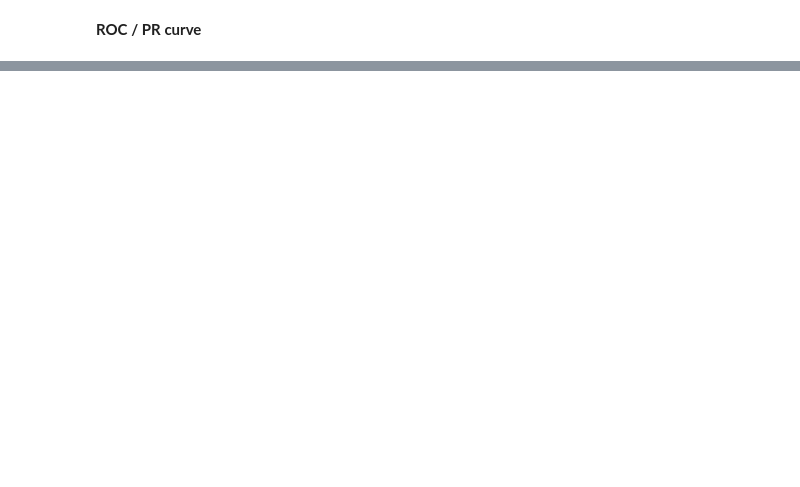
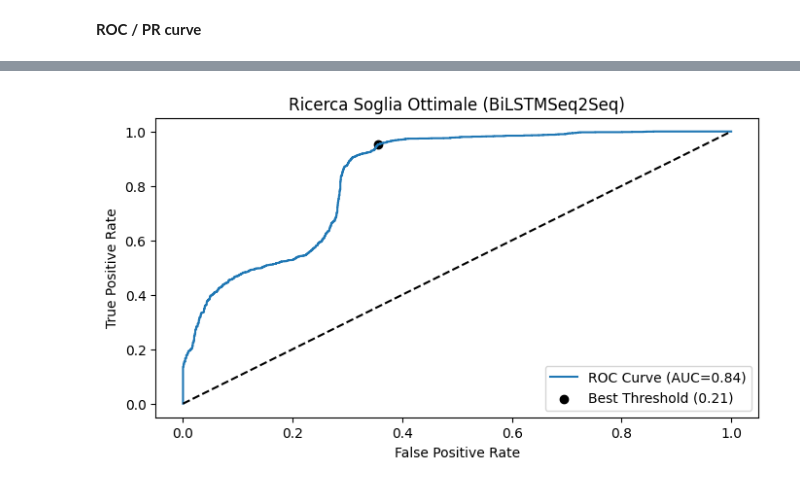
Before and after one commit to matteraggi/maritimeAIS, a Jupyter notebook: TrainingAIS.ipynb, the cells around one changed output, grey strips where cells are left out. Cells and saved outputs as stored; diff of their text form; code cells hidden in the pictures; blank space fills up the shorter version.

```diff
--- a/TrainingAIS.ipynb
+++ b/TrainingAIS.ipynb
@@ -2106,0 +1458,86 @@ plot_confusion_matrix(conf_matrix)
+# %%
+def optimize_and_evaluate(model, X_clean, y_clean, X_drift, y_drift, X_turn, y_turn):
+    print(f"\n🚀 OTTIMIZZAZIONE SOGLIE E VALUTAZIONE FINALE ({model.__class__.__name__})")
+
+    # 1. Calcolo Scores su tutti i dataset
+    # Usiamo y_clean come riferimento per calcolare quanto la predizione si discosta dalla "Normalità attesa"
+    # O meglio: per l'Anomaly Score usiamo l'input osservato (o il target falsificato)
+    # Score = MSE(Predizione, Target_Osservato_Hackerato)
+
+    # Clean
+    scores_clean = get_mse_scores(model, X_clean, y_clean)
+
+    # Drift (Confrontiamo con y_drift che è falsificato)
+    scores_drift = get_mse_scores(model, X_drift, y_drift)
+
+    # Turn (Confrontiamo con y_turn che è falsificato)
+    scores_turn  = get_mse_scores(model, X_turn, y_turn)
+
+    # 2. Creazione Dataset per ROC (Uniamo Clean + Turn per trovare soglia ottimale Turn)
+    # Nota: Ottimizziamo sul Turn perché è l'attacco più critico per la sicurezza
+    y_true_roc = np.concatenate([np.zeros(len(scores_clean)), np.ones(len(scores_turn))])
+    y_scores_roc = np.concatenate([scores_clean, scores_turn])
+
+    fpr, tpr, thresholds = roc_curve(y_true_roc, y_scores_roc)
+
+    # 3. Indice di Youden (J = Sensitivity + Specificity - 1)
+    # Trova il punto che massimizza la separazione
+    J = tpr - fpr
+    ix = np.argmax(J)
+    BEST_THRESHOLD = thresholds[ix]
+
+    print(f"✅ Soglia Ottimale Trovata (Youden's J): {BEST_THRESHOLD:.4f}")
+
+    # Plot ROC e Soglia
+    plt.figure(figsize=(8, 4))
+    plt.plot(fpr, tpr, label=f'ROC Curve (AUC={auc(fpr, tpr):.2f})')
+    plt.scatter(fpr[ix], tpr[ix], marker='o', color='black', label=f'Best Threshold ({BEST_THRESHOLD:.2f})')
+    plt.plot([0,1], [0,1], 'k--')
+    plt.xlabel('False Positive Rate')
+    plt.ylabel('True Positive Rate')
+    plt.title(f"Ricerca Soglia Ottimale ({model.__class__.__name__})")
+    plt.legend()
+    plt.show()
+
+    # 4. APPLICAZIONE SOGLIA OTTIMALE
+    def detect(scores):
+        return (scores > BEST_THRESHOLD).astype(int)
+
+    pred_clean = detect(scores_clean)
+    pred_drift = detect(scores_drift)
+    pred_turn  = detect(scores_turn)
+
+    # 5. METRICHE FINALI
+    print("\n--- RISULTATI CON SOGLIA OTTIMIZZATA ---")
+    print(f"False Alarm Rate (Clean): {np.mean(pred_clean)*100:.2f}%")
+    print(f"Detection Rate (Drift):   {np.mean(pred_drift)*100:.2f}%")
+    print(f"Detection Rate (Turn):    {np.mean(pred_turn)*100:.2f}%")
+
+    # Matrice Confusione Globale
+    y_true_total = np.concatenate([
+        np.zeros(len(pred_clean)),
+        np.ones(len(pred_drift)),
+        np.ones(len(pred_turn))
+    ])
+    y_pred_total = np.concatenate([pred_clean, pred_drift, pred_turn])
+
+    cm = confusion_matrix(y_true_total, y_pred_total)
+    acc = accuracy_score(y_true_total, y_pred_total)
+
+    print(f"\nAccuracy Totale: {acc*100:.2f}%")
+
+    plt.figure(figsize=(6, 5))
+    group_names = ['True Neg','False Pos','False Neg','True Pos']
+    group_counts = ["{0:0.0f}".format(value) for value in cm.flatten()]
+    group_percentages = ["{0:.2%}".format(value) for value in cm.flatten()/np.sum(cm)]
+    labels = [f"{v1}\n{v2}\n{v3}" for v1, v2, v3 in zip(group_names,group_counts,group_percentages)]
+    labels = np.asarray(labels).reshape(2,2)
+
+    sns.heatmap(cm, annot=labels, fmt='', cmap='Blues', xticklabels=['Sano', 'Attacco'], yticklabels=['Sano', 'Attacco'])
+    plt.title(f"Confusion Matrix Ottimizzata ({model.__class__.__name__})")
+    plt.show()
+
+# ESEGUI SU ENTRAMBI I MODELLI
+optimize_and_evaluate(model_lstm, X_clean, y_clean, X_drift, y_drift, X_turn, y_turn)
+optimize_and_evaluate(model_lnn,  X_clean, y_clean, X_drift, y_drift, X_turn, y_turn)
+# %% [output]
@@ -2106,0 +1546 @@ plot_confusion_matrix(conf_matrix)
+[figure, added]
```
Also changed, not shown: parts of 68 cells of this notebook, 3 other files.
